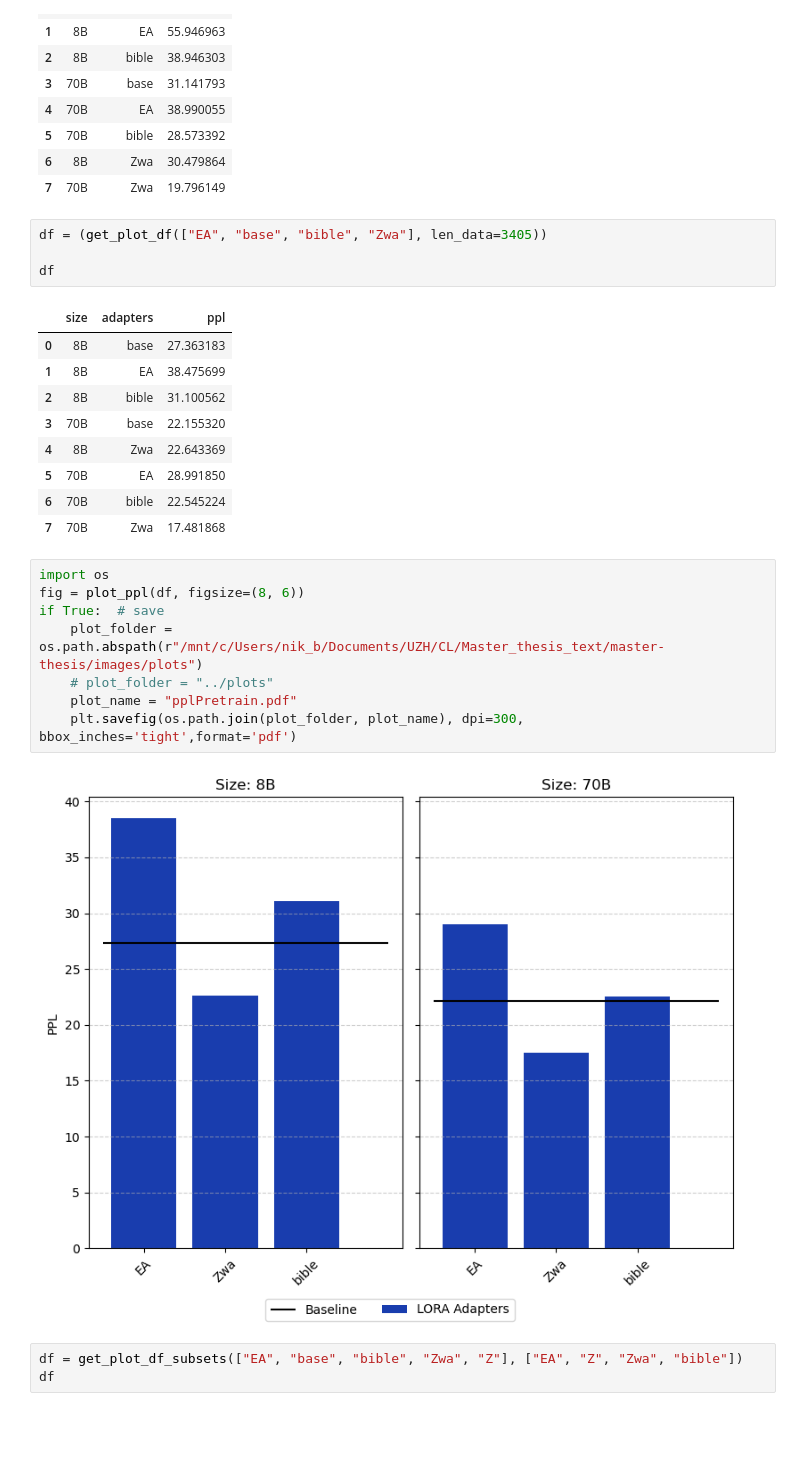
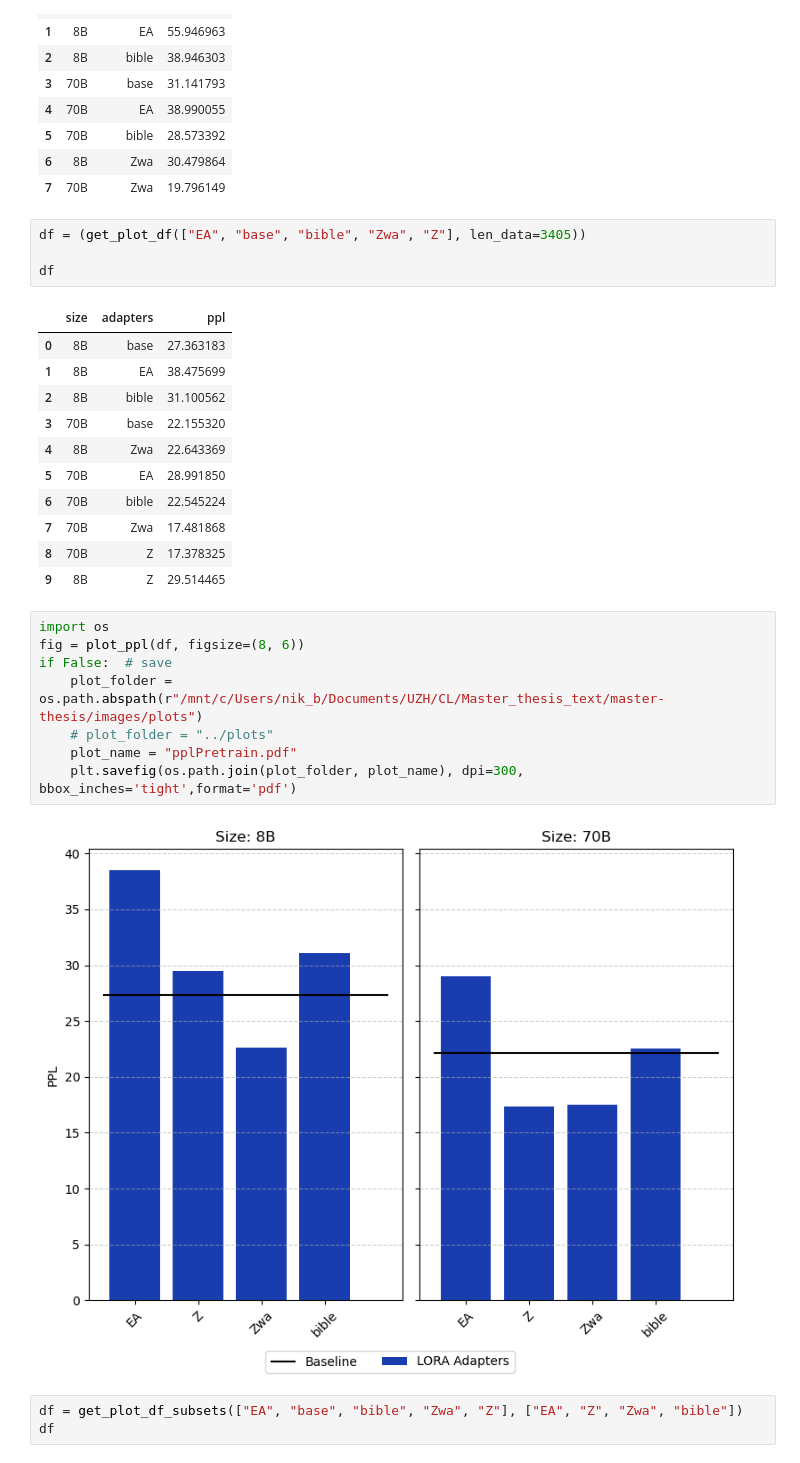
Before and after one commit to Boffl/BullingerDigitalLMFootnotes, a Jupyter notebook: evaluate/eval_plots.ipynb, the cells around one changed output. Cells and saved outputs as stored; diff of their text form; blank space fills up the shorter version.

Commit message:
new plots dev_100 eval

```diff
--- a/evaluate/eval_plots.ipynb
+++ b/evaluate/eval_plots.ipynb
@@ -22,7 +22,7 @@ df
 | 6 | 8B | Zwa | 30.479864 |
 | 7 | 70B | Zwa | 19.796149 |
 # %%
-df = (get_plot_df(["EA", "base", "bible", "Zwa"], len_data=3405))
+df = (get_plot_df(["EA", "base", "bible", "Zwa", "Z"], len_data=3405))
 
 df
 # %% [output]
@@ -35,16 +35,18 @@ df
 | 5 | 70B | EA | 28.991850 |
 | 6 | 70B | bible | 22.545224 |
 | 7 | 70B | Zwa | 17.481868 |
+| 8 | 70B | Z | 17.378325 |
+| 9 | 8B | Z | 29.514465 |
 # %%
 import os
 fig = plot_ppl(df, figsize=(8, 6))
-if True:  # save
+if False:  # save
     plot_folder = os.path.abspath(r"/mnt/c/Users/nik_b/Documents/UZH/CL/Master_thesis_text/master-thesis/images/plots")
     # plot_folder = "../plots"
     plot_name = "pplPretrain.pdf"
     plt.savefig(os.path.join(plot_folder, plot_name), dpi=300, bbox_inches='tight',format='pdf')
 # %% [output]
-[figure, old version]
+[figure, new version]
 # %%
 df = get_plot_df_subsets(["EA", "base", "bible", "Zwa", "Z"], ["EA", "Z", "Zwa", "bible"])
 df
```
Also changed, not shown: 2 other files.
